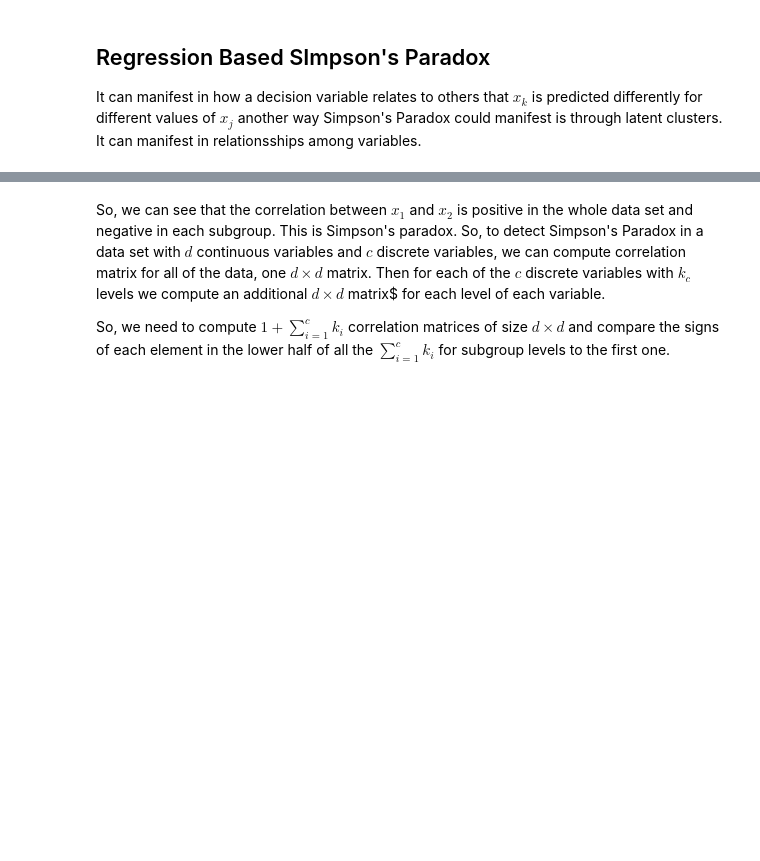
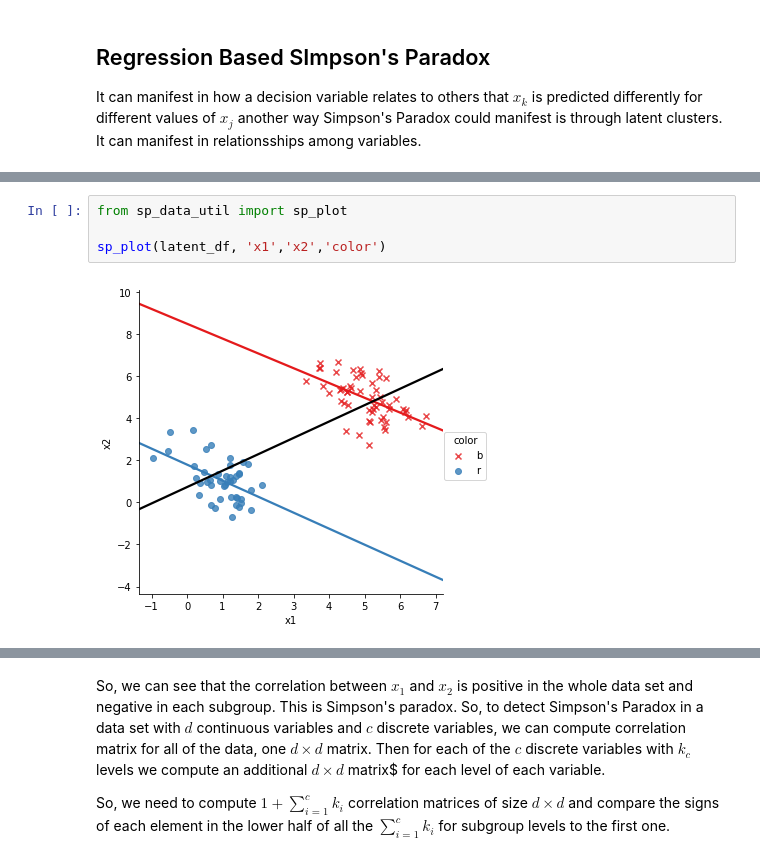
Before and after one commit to fairnessforensics/wiggum, a Jupyter notebook: docs/source/notebooks/simple_simpsons_paradox_intro.ipynb, the cells around one changed output, grey strips where cells are left out. Saved outputs shown, nothing was run; the diff lists cells and outputs as text; blank space fills up the shorter version.

```diff
--- a/docs/source/notebooks/simple_simpsons_paradox_intro.ipynb
+++ b/docs/source/notebooks/simple_simpsons_paradox_intro.ipynb
@@ -55,3 +53,9 @@ in this, if we ignore the color, x_1 and x_2 are posiiely correlated, but in eac
+# %%
+from sp_data_util import sp_plot
+
+sp_plot(latent_df, 'x1','x2','color')
+# %% [output]
+[figure, added]
 # %%
 latent_df['x1'].corr(latent_df['x2'])
 latent_df.groupby('color')['x1','x2'].corr()
```
Also changed, not shown: parts of 4 cells of this notebook, 4 other files.
